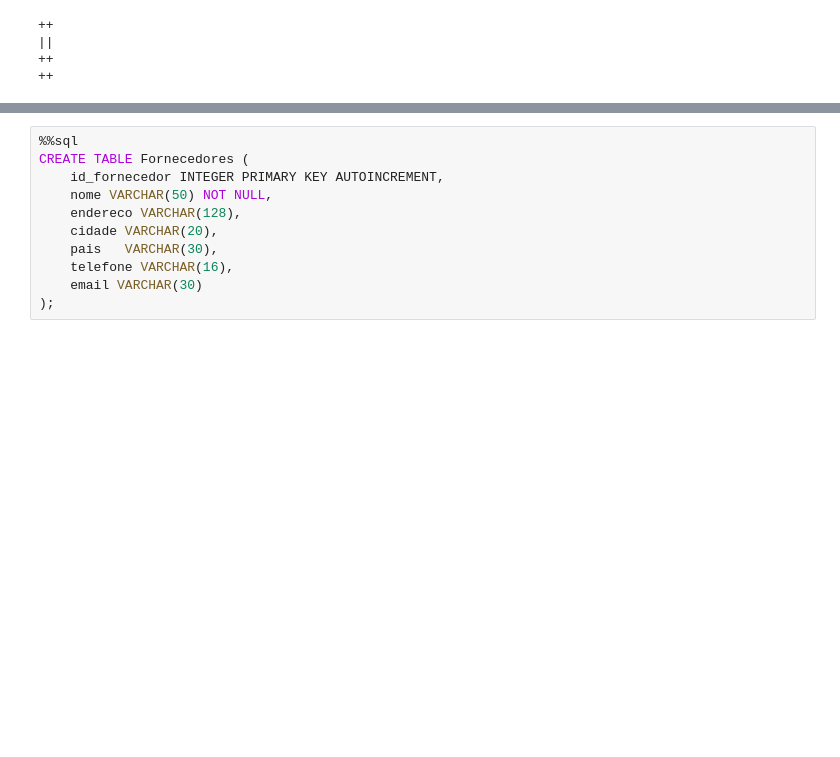
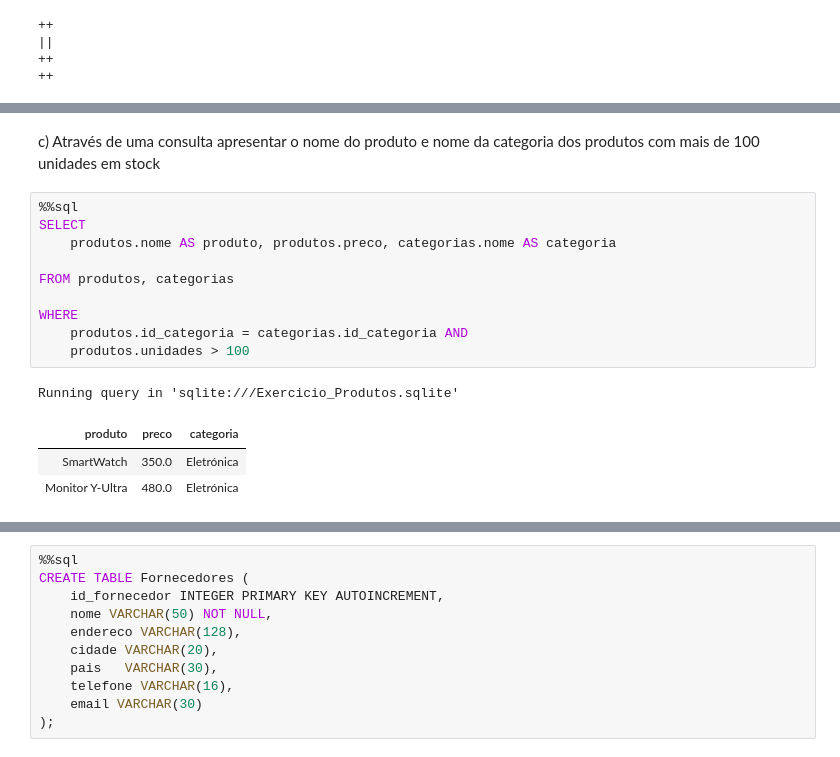
Before and after one commit to jpedrodias/FundamentosSQL, a Jupyter notebook: Week01/Exercicio_Produtos_resolvido.ipynb, the cells around one changed output, grey strips where cells are left out. Drawn from its saved outputs; the diff is of its cells as text; blank space fills up the shorter version.

```diff
--- a/Week01/Exercicio_Produtos_resolvido.ipynb
+++ b/Week01/Exercicio_Produtos_resolvido.ipynb
@@ -203,0 +416,17 @@ Running query in 'sqlite:///Exercicio_Produtos.sqlite'
+# %% [markdown]
+c) Através de uma consulta apresentar o nome do produto e nome da categoria dos produtos com mais de 100 unidades em stock
+# %%
+%%sql
+SELECT
+    produtos.nome AS produto, produtos.preco, categorias.nome AS categoria
+
+FROM produtos, categorias
+
+WHERE
+    produtos.id_categoria = categorias.id_categoria AND
+    produtos.unidades > 100
+# %% [output]
+Running query in 'sqlite:///Exercicio_Produtos.sqlite'
+| produto | preco | categoria |
+| SmartWatch | 350.0 | Eletrónica |
+| Monitor Y-Ultra | 480.0 | Eletrónica |
```
Also changed, not shown: parts of 67 cells of this notebook, 1 other file.
